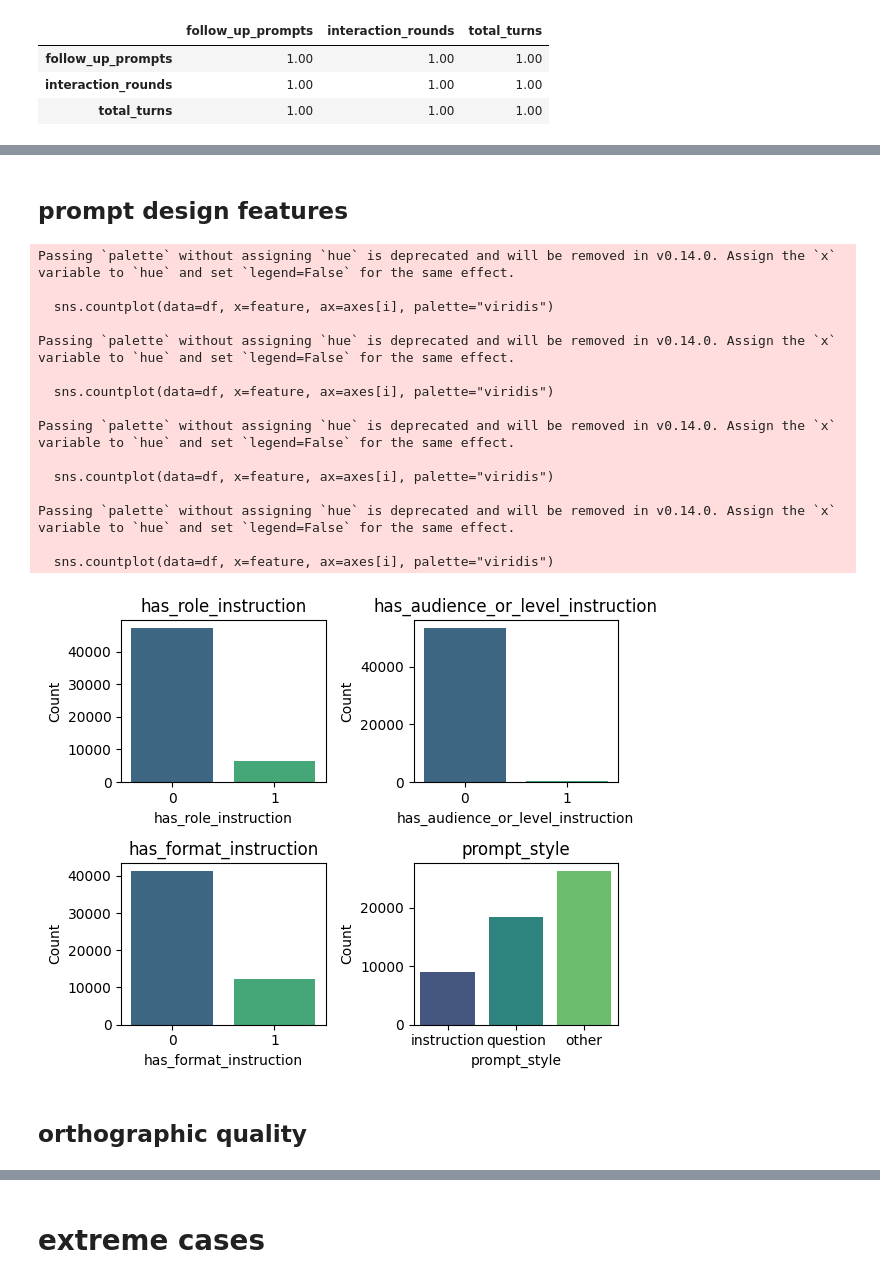
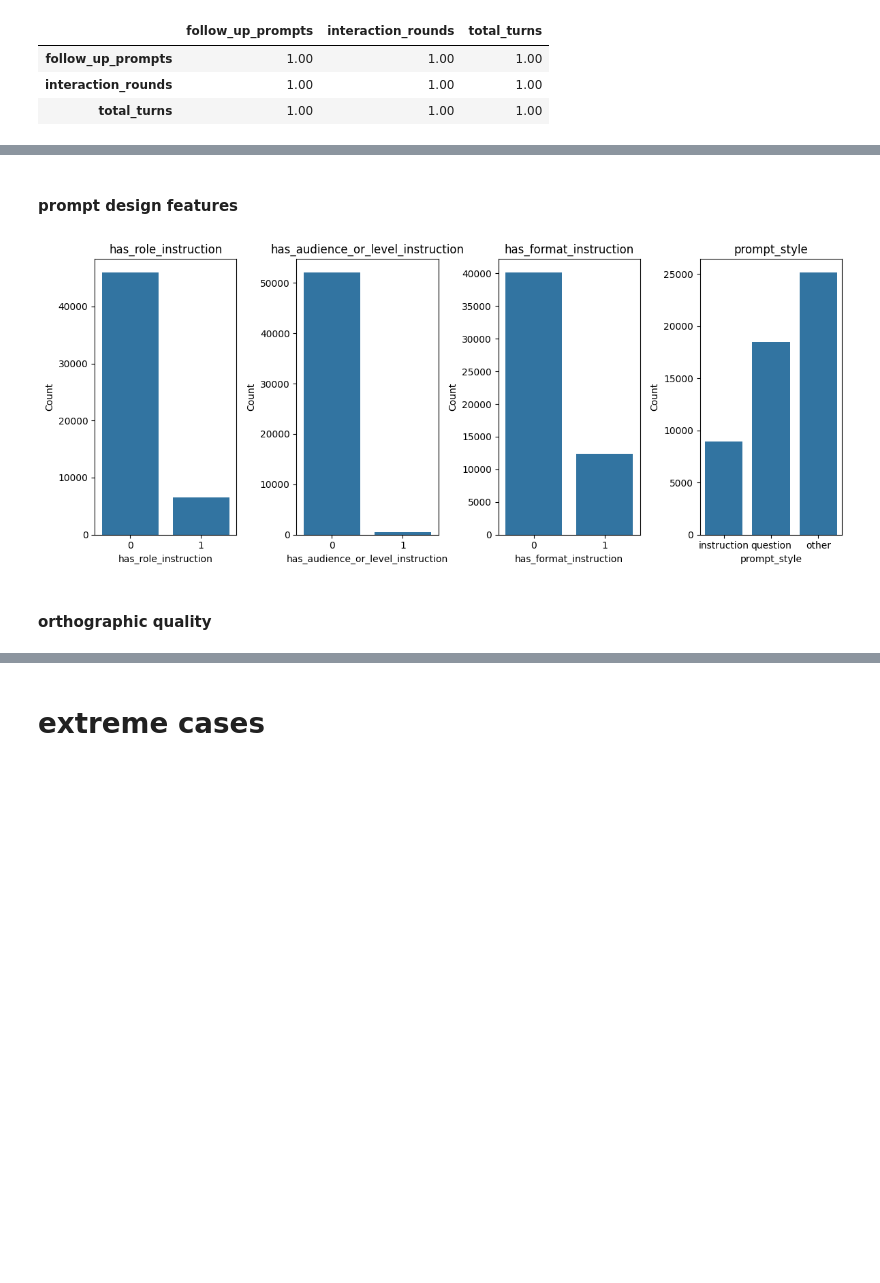
Before and after one commit to Thoericht/llm-sustainability-analysis, a Jupyter notebook: 02_notebooks/03_data_exploration.ipynb, the cells around one changed output, grey strips where cells are left out. Cells and saved outputs as stored; diff of their text form; code cells hidden in the pictures; blank space fills up the shorter version.

```diff
--- a/02_notebooks/03_data_exploration.ipynb
+++ b/02_notebooks/03_data_exploration.ipynb
@@ -505,39 +493,24 @@ plt.show()
 # %% [markdown]
-## prompt design features
+#### prompt design features
 # %%
-fig, axes = plt.subplots(2, 2, figsize=(6, 5))
+fig, axes = plt.subplots(1, 4, figsize=(12, 5))
 axes = axes.flatten()
 
 prompt_design_features = ['has_role_instruction', 'has_audience_or_level_instruction',
             'has_format_instruction', 'prompt_style']
 
 for i, feature in enumerate(prompt_design_features):
-    sns.countplot(data=df, x=feature, ax=axes[i], palette="viridis")
+    sns.countplot(data=df, x=feature, ax=axes[i])
     axes[i].set_title(f"{feature}")
     axes[i].set_xlabel(feature)
     axes[i].set_ylabel("Count")
 
 plt.tight_layout()
 plt.show()
 # %% [output]
-Passing `palette` without assigning `hue` is deprecated and will be removed in v0.14.0. Assign the `x` variable to `hue` and set `legend=False` for the same effect.
-
-  sns.countplot(data=df, x=feature, ax=axes[i], palette="viridis")
-
-Passing `palette` without assigning `hue` is deprecated and will be removed in v0.14.0. Assign the `x` variable to `hue` and set `legend=False` for the same effect.
-
-  sns.countplot(data=df, x=feature, ax=axes[i], palette="viridis")
-
-Passing `palette` without assigning `hue` is deprecated and will be removed in v0.14.0. Assign the `x` variable to `hue` and set `legend=False` for the same effect.
-
-  sns.countplot(data=df, x=feature, ax=axes[i], palette="viridis")
-
-Passing `palette` without assigning `hue` is deprecated and will be removed in v0.14.0. Assign the `x` variable to `hue` and set `legend=False` for the same effect.
-
-  sns.countplot(data=df, x=feature, ax=axes[i], palette="viridis")
-[figure, old version]
+[figure, new version]
 # %% [markdown]
-## orthographic quality
+#### orthographic quality
 # %%
 df["orthographic_error_rate"].describe()
 # %% [output]
```
Also changed, not shown: parts of 43 cells of this notebook, 7 other files.
